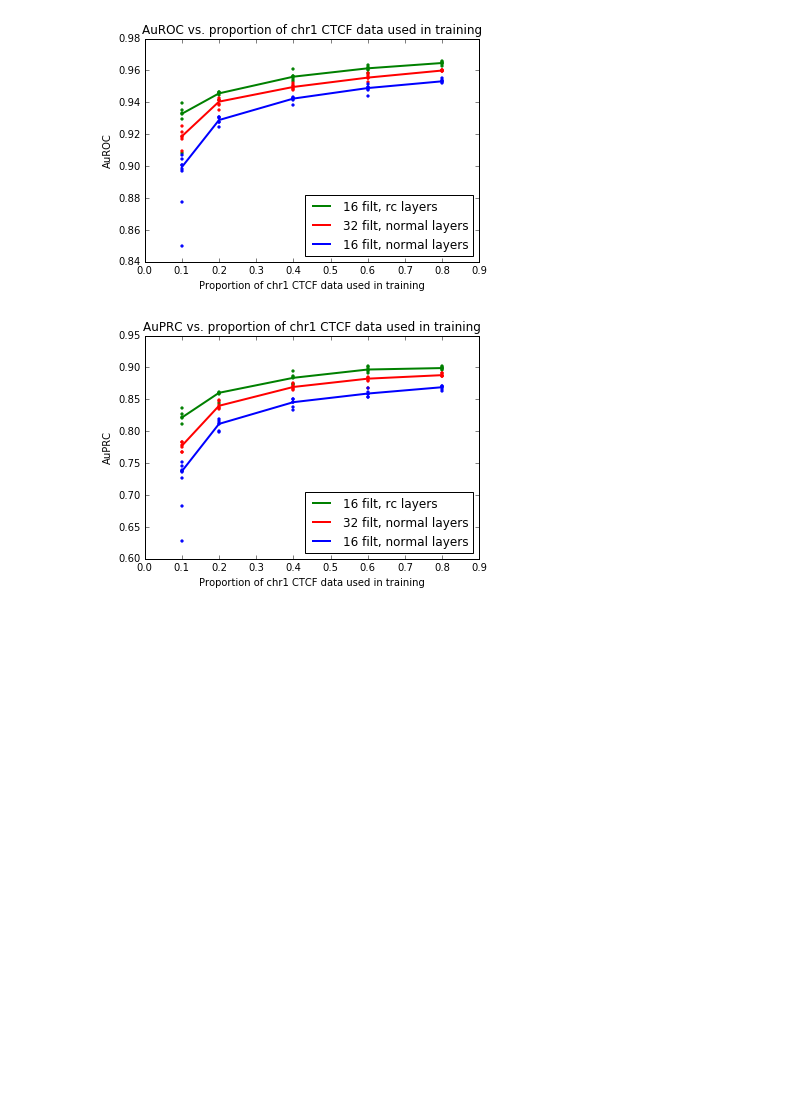
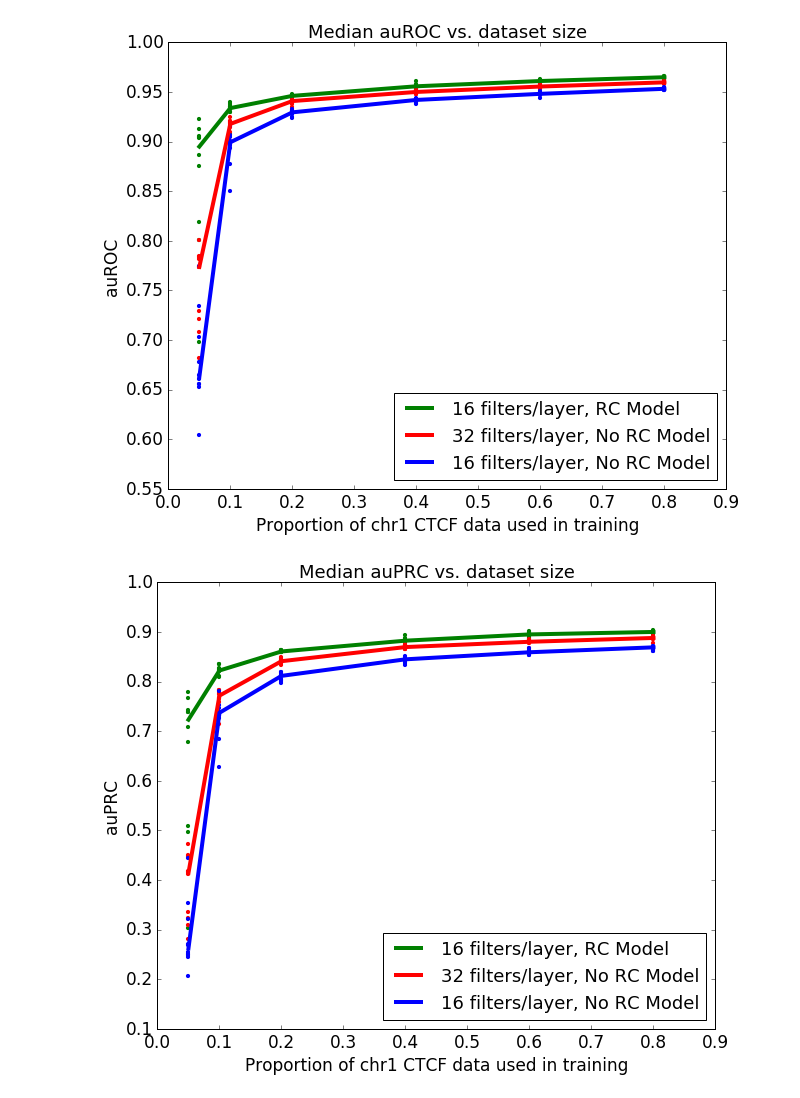
Before and after one commit to kundajelab/av_scripts, a Jupyter notebook: adhoc/revcomp_and_ws_experiments/PlotLearningCurveWithAmtData.ipynb, the cells around one changed output. Saved outputs shown, nothing was run; the diff lists cells and outputs as text; code cells hidden in the pictures; blank space fills up the shorter version.

```diff
--- a/adhoc/revcomp_and_ws_experiments/PlotLearningCurveWithAmtData.ipynb
+++ b/adhoc/revcomp_and_ws_experiments/PlotLearningCurveWithAmtData.ipynb
@@ -4,8 +4,8 @@ from collections import OrderedDict
 import json
 
 descriptors = ['nlay-3_rc-t_nbf-16_ws-t_symws-f_ircws-t_str-20','nlay-3_rc-f_nbf-32_ws-f_str-20','nlay-3_rc-f_nbf-16_ws-f_str-20']
-descrip_simple = ['16 filt, rc layers', '32 filt, normal layers','16 filt, normal layers']
-prefixes = [10,20,40,60,80]
+descrip_simple = ['16 filters/layer, RC Model', '32 filters/layer, No RC Model','16 filters/layer, No RC Model']
+prefixes = [5,10,20,40,60,80]
 descriptors_to_prefix_to_perf = defaultdict(lambda: defaultdict(list))
 db_records = json.loads(open('chr1_Ctcf/different_data_subsets/runs_perf-metric-auROC.db').read())['records']
 db_records += json.loads(open('chr1_Ctcf/runs_perf-metric-auROC.db').read())['records']
@@ -71,26 +71,28 @@ OrderedDict([('nlay-3_rc-t_nbf-16_ws-t_symws-f_ircws-t_str-20',
 # %%
 %matplotlib inline
 import matplotlib.pyplot as plt
 import numpy as np
-for group,groupname in [(auroc_per_group, 'AuROC'), (auprc_per_group, 'AuPRC')]:
+for group,groupname in [(auroc_per_group, 'auROC'), (auprc_per_group, 'auPRC')]:
+    plt.figure(figsize=(10,8))
     handles = []
     for key,color in zip(group.keys(), ['g','r','b']):
         medians = np.array([np.median(x) for x in group[key]])
         mins = np.abs(np.array([np.min(x) for x in group[key]]) - medians)
         maxs = np.array([np.max(x) for x in group[key]]) - medians
         handles.append(plt.errorbar(np.array(prefixes)/100.0, medians,
-                                    linewidth=2, color=color))
+                                    linewidth=4, color=color))
         for idx,xpoint in enumerate(np.array(prefixes)/100.0):
             plt.scatter([xpoint for y in group[key][idx]],
                         group[key][idx],
-                        color=color, s=5)
+                        color=color, s=10)
 
     plt.xlim(0)
-    plt.xlabel("Proportion of chr1 CTCF data used in training")
-    plt.ylabel(groupname)
-    plt.title(groupname+" vs. proportion of chr1 CTCF data used in training")
-    plt.legend(handles, labels=descrip_simple, loc=4)
+    plt.xlabel("Proportion of chr1 CTCF data used in training", fontsize=17)
+    plt.ylabel(groupname, fontsize=17)
+    plt.tick_params(labelsize=17)
+    plt.title("Median "+groupname+" vs. dataset size", fontsize=18)
+    plt.legend(handles, labels=descrip_simple, loc=4, fontsize=18)
     plt.show()
 # %% [output]
-[figure, old version]
+[figure, new version]
-[figure, old version]
+[figure, new version]
```
Also changed, not shown: parts of 2 cells of this notebook, 5 other files.
